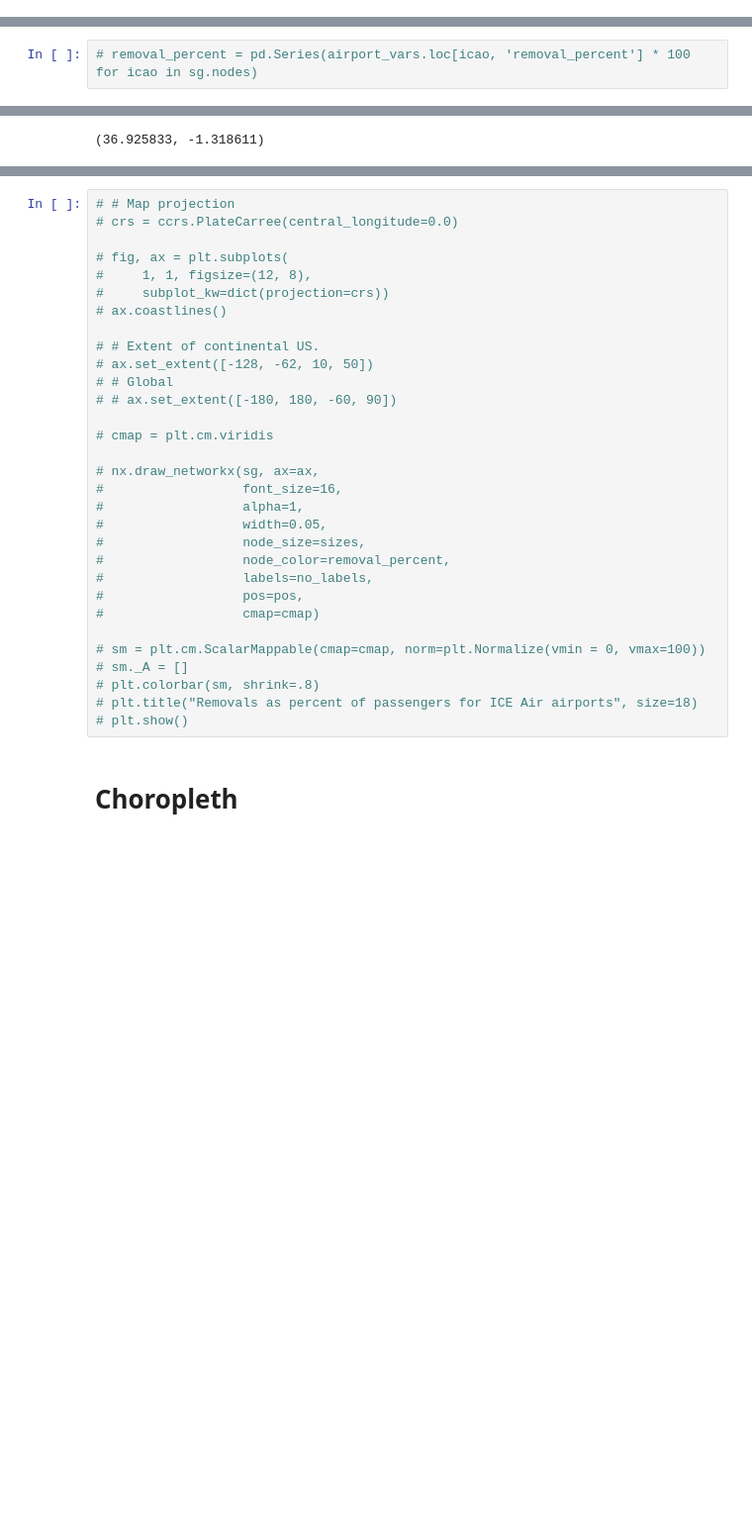
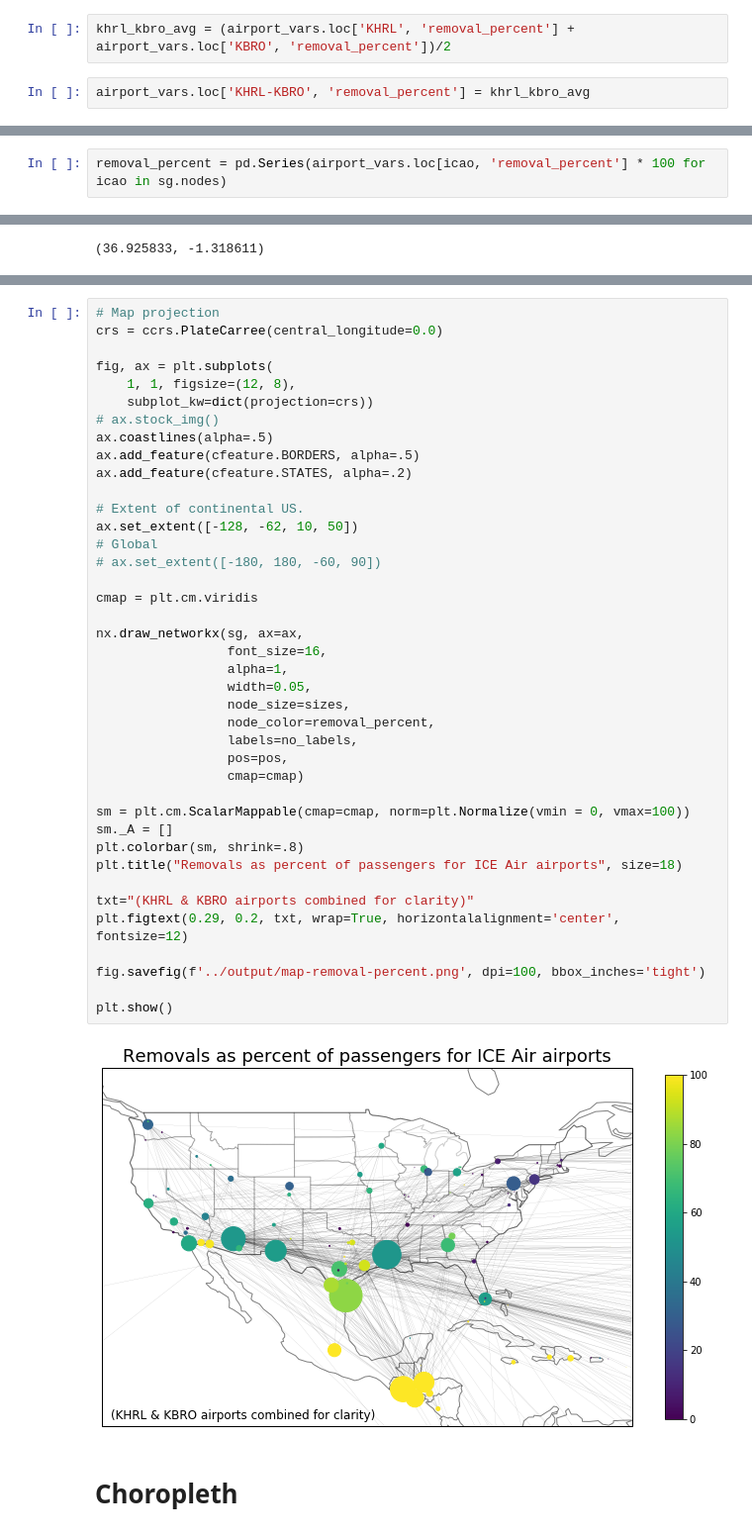
Before and after one commit to UWCHR/ice-air, a Jupyter notebook: analyze/note/map.ipynb, the cells around one changed output, grey strips where cells are left out. Shown at 99% size. Drawn from its saved outputs; the diff is of its cells as text; blank space fills up the shorter version.

```diff
--- a/analyze/note/map.ipynb
+++ b/analyze/note/map.ipynb
@@ -178,3 +171,7 @@ airport_vars.head()
+# %%
+khrl_kbro_avg = (airport_vars.loc['KHRL', 'removal_percent'] + airport_vars.loc['KBRO', 'removal_percent'])/2
+# %%
+airport_vars.loc['KHRL-KBRO', 'removal_percent'] = khrl_kbro_avg
 # %%
 airport_vars.loc['KBFI', 'removal_percent']
 # %% [output]
@@ -213,7 +214,7 @@ False
 # %%
 passenger_total = pd.Series(passenger_totals[icao].sum() for icao in sg.nodes)
 # %%
-# removal_percent = pd.Series(airport_vars.loc[icao, 'removal_percent'] * 100 for icao in sg.nodes)
+removal_percent = pd.Series(airport_vars.loc[icao, 'removal_percent'] * 100 for icao in sg.nodes)
 # %%
 deg = nx.degree(sg)
 sizes = [passenger_totals[icao].sum() / 500 for icao in sg.nodes]
@@ -302,34 +308,45 @@ plt.show()
 # %%
-# # Map projection
-# crs = ccrs.PlateCarree(central_longitude=0.0)
+# Map projection
+crs = ccrs.PlateCarree(central_longitude=0.0)
 
-# fig, ax = plt.subplots(
-#     1, 1, figsize=(12, 8),
-#     subplot_kw=dict(projection=crs))
-# ax.coastlines()
+fig, ax = plt.subplots(
+    1, 1, figsize=(12, 8),
+    subplot_kw=dict(projection=crs))
+# ax.stock_img()
+ax.coastlines(alpha=.5)
+ax.add_feature(cfeature.BORDERS, alpha=.5)
+ax.add_feature(cfeature.STATES, alpha=.2)
 
-# # Extent of continental US.
-# ax.set_extent([-128, -62, 10, 50])
-# # Global
-# # ax.set_extent([-180, 180, -60, 90])
+# Extent of continental US.
+ax.set_extent([-128, -62, 10, 50])
+# Global
+# ax.set_extent([-180, 180, -60, 90])
 
-# cmap = plt.cm.viridis
+cmap = plt.cm.viridis
 
-# nx.draw_networkx(sg, ax=ax,
-#                  font_size=16,
-#                  alpha=1,
-#                  width=0.05,
-#                  node_size=sizes,
-#                  node_color=removal_percent,
-#                  labels=no_labels,
-#                  pos=pos,
-#                  cmap=cmap)
+nx.draw_networkx(sg, ax=ax,
+                 font_size=16,
+                 alpha=1,
+                 width=0.05,
+                 node_size=sizes,
+                 node_color=removal_percent,
+                 labels=no_labels,
+                 pos=pos,
+                 cmap=cmap)
 
-# sm = plt.cm.ScalarMappable(cmap=cmap, norm=plt.Normalize(vmin = 0, vmax=100))
-# sm._A = []
-# plt.colorbar(sm, shrink=.8)
-# plt.title("Removals as percent of passengers for ICE Air airports", size=18)
-# plt.show()
+sm = plt.cm.ScalarMappable(cmap=cmap, norm=plt.Normalize(vmin = 0, vmax=100))
+sm._A = []
+plt.colorbar(sm, shrink=.8)
+plt.title("Removals as percent of passengers for ICE Air airports", size=18)
+
+txt="(KHRL & KBRO airports combined for clarity)"
+plt.figtext(0.29, 0.2, txt, wrap=True, horizontalalignment='center', fontsize=12)
+
+fig.savefig(f'../output/map-removal-percent.png', dpi=100, bbox_inches='tight')
+
+plt.show()
+# %% [output]
+[figure, added]
 # %% [markdown]
 # Choropleth
 # %%
```
Also changed, not shown: parts of 10 cells of this notebook, 10 other files.
